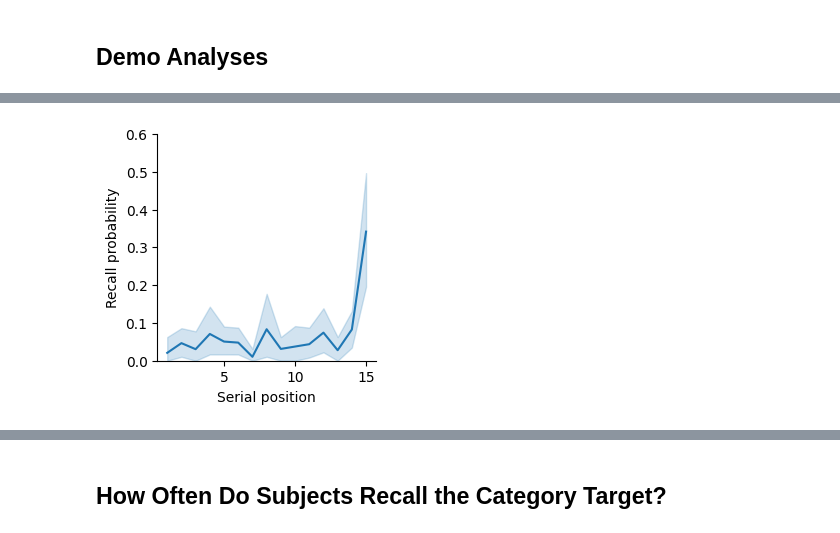
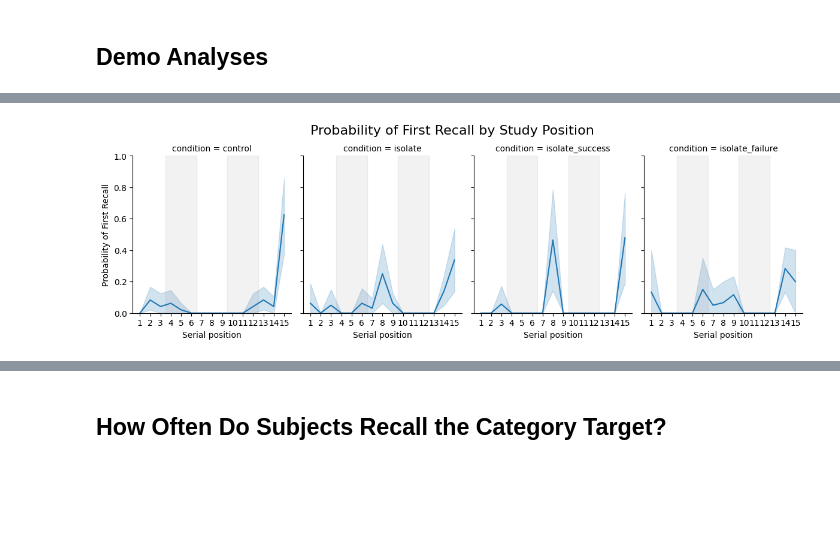
Before and after one commit to vucml/online_experiments, a Jupyter notebook: experiments/block_cat/export_to_psifr_andrew.ipynb, the cells around one changed output, grey strips where cells are left out. Cells and saved outputs as stored; diff of their text form; code cells hidden in the pictures; blank space fills up the shorter version.

Commit message:
update analyses and fix design for block_cat

```diff
--- a/experiments/block_cat/export_to_psifr_andrew.ipynb
+++ b/experiments/block_cat/export_to_psifr_andrew.ipynb
@@ -131,13 +171,14 @@ events.head()
 data = fr.merge_free_recall(
     events,
     list_keys=[
-        'condition',
-        'target_success',
-        'listLength',
-        'trial_category_cue',
-        'category',
-        'cue_type'
-    ]
+        "condition",
+        "target_success",
+        "listLength",
+        "trial_category_cue",
+        "category",
+        "cue_type",
+        "block_success_group",
+    ],
 )
 
 data
@@ -171,24 +206,61 @@ Successfully reduced primacy effect in PFR? Yeah. For now.
 # %% PFR
 
 pnr_control = fr.pnr(data.query('cue_type == "control"'))
-pnr_block = fr.pnr(data.query('cue_type == "block"'))
+# pnr_block = fr.pnr(data.query('cue_type == "block"'))
+# pnr_block_success = fr.pnr(data.query('block_success_group > 0'))
+# pnr_block1_success = fr.pnr(data.query('block_success_group == 1'))
+# pnr_block2_success = fr.pnr(data.query('block_success_group == 2'))
 pnr_isolate = fr.pnr(data.query('cue_type == "isolate"'))
+pnr_isolate_success = fr.pnr(data.query('cue_type == "isolate" and target_success == 1'))
+pnr_isolate_failure = fr.pnr(data.query('cue_type == "isolate" and target_success == 0'))
 
-pnr = pd.concat([
-    pnr_control.assign(condition='control'),
-    pnr_block.assign(condition='block'),
-    pnr_isolate.assign(condition='isolate')
-])
+pnr = pd.concat(
+    [
+        pnr_control.assign(condition="control"),
+        # pnr_block.assign(condition="block"),
+        # pnr_block_success.assign(condition="block_success"),
+        # pnr_block1_success.assign(condition="block1_success"),
+        # pnr_block2_success.assign(condition="block2_success"),
+        pnr_isolate.assign(condition="isolate"),
+        pnr_isolate_success.assign(condition="isolate_success"),
+        pnr_isolate_failure.assign(condition="isolate_failure"),
+    ]
+)
 
 # Limit to first recall
-pfr = pnr.query('output <= 1')
+pfr = pnr.query("output <= 1")
 
 # Plotting
-g = fr.plot_spc(pfr)
-plt.ylim([0, .6])
-g = fr.plot_spc(pfr, col='subject', col_wrap=5)
-plt.ylim([0, .6])
-g = fr.plot_spc(pfr, col='condition', col_wrap=5)
+# g = fr.plot_spc(pfr)
+# plt.ylim([0, 0.6])
+# g = fr.plot_spc(pfr, col="subject", col_wrap=3)
+# plt.ylim([0, 0.6])
+g = fr.plot_spc(pfr, col="condition", col_wrap=4)
+# set g size bigger
+g.fig.set_size_inches(12, 4)
 
-pnr
+# show all 15 positions in xticks
+plt.xticks(
+    np.arange(1, 16),
+    [str(i) for i in range(1, 16)],
+)
+
+
+g.set_ylabels("Probability of First Recall")
+
+# for each figure, draw vertical lines at 4, 6, 10, 12
+for ax in g.axes.flat:
+    ax.set_xticks(np.arange(1, 16))
+    ax.set_xticklabels([str(i) for i in range(1, 16)])
+
+    # Early block: positions 4 to 6
+    ax.axvspan(3.5, 6.5, color="gray", alpha=0.1)  # extend slightly beyond edges
+
+    # Late block: positions 10 to 12
+    ax.axvspan(9.5, 12.5, color="gray", alpha=0.1)
+
+g.fig.suptitle("Probability of First Recall by Study Position", fontsize=16)
+
+# Adjust layout to make space for the title
+g.fig.subplots_adjust(top=0.85)
 # %% [output]
@@ -208 +267 @@ pnr
-[figure, old version]
+[figure, new version]
```
Also changed, not shown: parts of 47 cells of this notebook, 7 other files.
